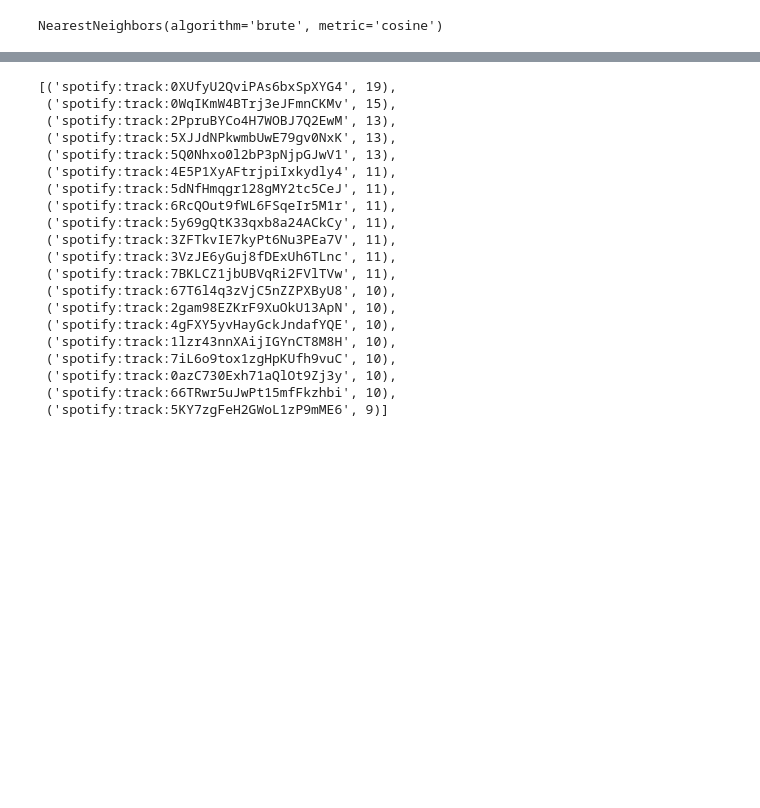
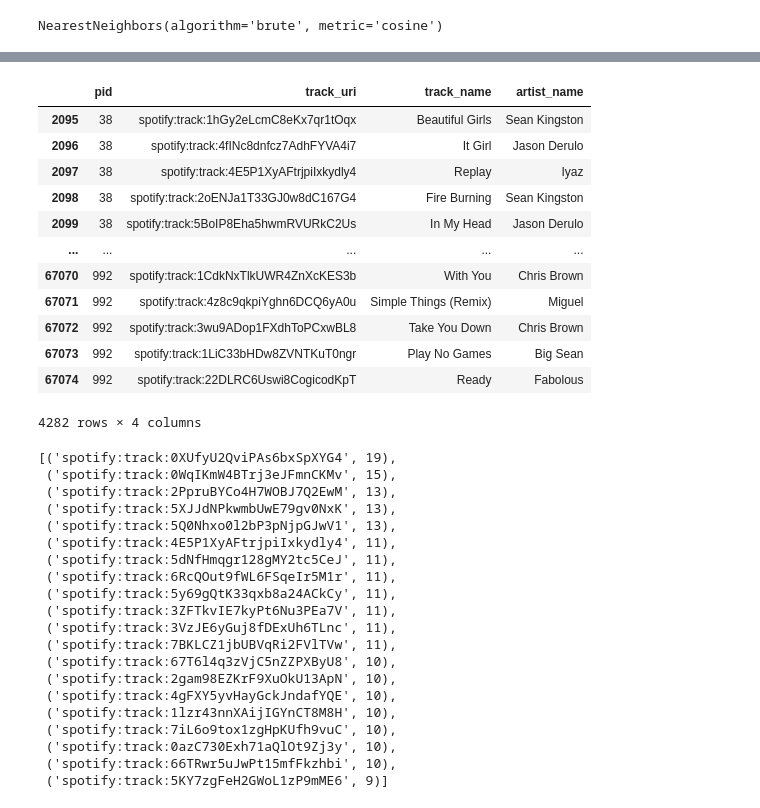
Before and after one commit to Ruby-L-i-n/CSDS234_FinalProject, a Jupyter notebook: SpotifyPlaylist.ipynb, the cells around one changed output, grey strips where cells are left out. Drawn from its saved outputs; the diff is of its cells as text; code cells hidden in the pictures; blank space fills up the shorter version.

```diff
--- a/SpotifyPlaylist.ipynb
+++ b/SpotifyPlaylist.ipynb
@@ -394,10 +394,24 @@ neighbors = get_nearest_neighbors_indices(indices, join_df)
 # %%
 #clean the dataframe to ones only containing the neighbors
 def clean_neighbors(neighbors, df):
-  rec_pl_df = df.loc[join_df['pid'].isin(neighbors)]
+  rec_pl_df = df.loc[df['pid'].isin(neighbors)]
   rec_pl_df = rec_pl_df[['pid', 'track_uri', 'track_name','artist_name']]
   return rec_pl_df
 
-rec_pl_df = clean_neighbors(neighbors, join_df)
+clean_neighbors(neighbors, join_df)
+# %% [output]
+|  | pid | track_uri | track_name | artist_name |
+| 2095 | 38 | spotify:track:1hGy2eLcmC8eKx7qr1tOqx | Beautiful Girls | Sean Kingston |
+| 2096 | 38 | spotify:track:4fINc8dnfcz7AdhFYVA4i7 | It Girl | Jason Derulo |
+| 2097 | 38 | spotify:track:4E5P1XyAFtrjpiIxkydly4 | Replay | Iyaz |
+| 2098 | 38 | spotify:track:2oENJa1T33GJ0w8dC167G4 | Fire Burning | Sean Kingston |
+| 2099 | 38 | spotify:track:5BoIP8Eha5hwmRVURkC2Us | In My Head | Jason Derulo |
+| ... | ... | ... | ... | ... |
+| 67070 | 992 | spotify:track:1CdkNxTlkUWR4ZnXcKES3b | With You | Chris Brown |
+| 67071 | 992 | spotify:track:4z8c9qkpiYghn6DCQ6yA0u | Simple Things (Remix) | Miguel |
+| 67072 | 992 | spotify:track:3wu9ADop1FXdhToPCxwBL8 | Take You Down | Chris Brown |
+| 67073 | 992 | spotify:track:1LiC33bHDw8ZVNTKuT0ngr | Play No Games | Big Sean |
+| 67074 | 992 | spotify:track:22DLRC6Uswi8CogicodKpT | Ready | Fabolous |
+4282 rows × 4 columns
 # %%
 # Get the track_uri of the recommended songs by adding up the apperance of individual song across the neighbor playlists
```
Also changed, not shown: parts of 4 cells of this notebook.
